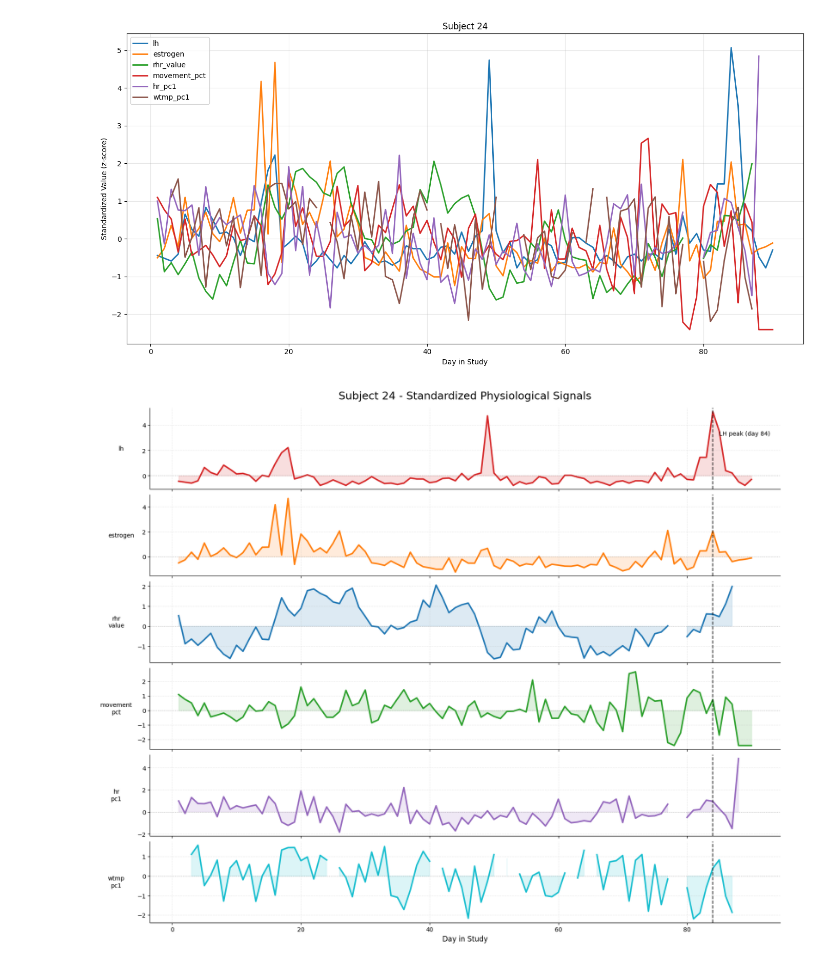
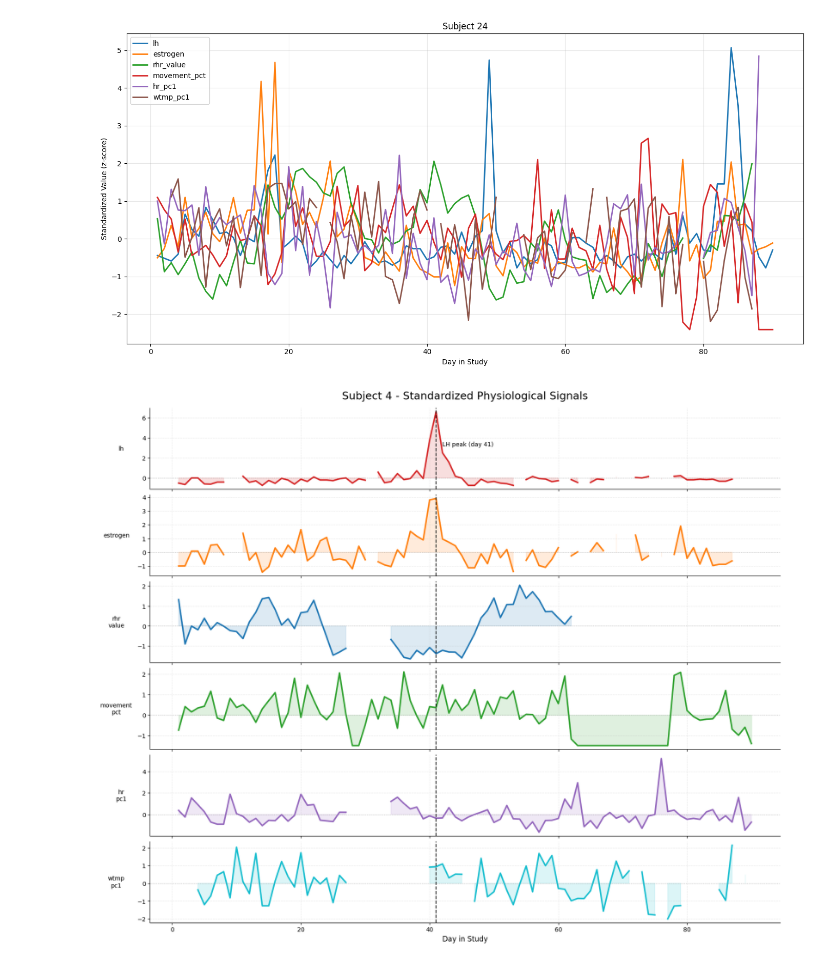
Before and after one commit to Daegas/DTW_mcphases, a Jupyter notebook: notebooks/ETL.ipynb, the cells around one changed output. Cells and saved outputs as stored; diff of their text form; code cells hidden in the pictures.

```diff
--- a/scripts/ETL_consolidated.ipynb
+++ b/notebooks/ETL.ipynb
@@ -74,18 +77,16 @@ Resultado: **3,698 filas × 10 columnas**, 42 sujetos únicos.
 ## 1. Setup y Carga de Datos
 # %%
 from pathlib import Path
-import pandas as pd
-import numpy as np
-import warnings
-warnings.filterwarnings('ignore')
+from dotenv import load_dotenv
+import os
 
-# Definir rutas
-data_path = Path("/Users/daragama/DBS/mcphases1.0.0")
-output_path = Path("/Users/daragama/Documents/ProyectosVarios/DTW_mcphases/data")
 
-# Crear carpeta de output si no existe
-output_path.mkdir(parents=True, exist_ok=True)
+load_dotenv()
 
-print(f"Data path: {data_path}")
-print(f"Output path: {output_path}")
+DATA_PATH = Path(os.getenv("DATA_PATH"))
+OUTPUT_PATH = Path(os.getenv("OUTPUT_PATH"))
+
+print(DATA_PATH)
+print(f"Data path: {DATA_PATH}")
+print(f"Output path: {OUTPUT_PATH}")
 # %% [output]
@@ -94,11 +96,16 @@ Output path: /Users/daragama/Documents/ProyectosVarios/DTW_mcphases/data
 # %%
+import pandas as pd
+import numpy as np
+import warnings
+warnings.filterwarnings('ignore')
+
 # Cargar CSVs
-df_exercise = pd.read_csv(data_path / "active_minutes.csv")
-df_rhr = pd.read_csv(data_path / "resting_heart_rate.csv")
-df_heart_rate = pd.read_csv(data_path / "heart_rate.csv")  # Para métricas dinámicas
-df_hormones = pd.read_csv(data_path / "hormones_and_selfreport.csv")
-df_wrist_temperature = pd.read_csv(data_path / "wrist_temperature.csv")
-df_computed_temperature = pd.read_csv(data_path / "computed_temperature.csv")
+df_exercise = pd.read_csv(DATA_PATH / "active_minutes.csv")
+df_rhr = pd.read_csv(DATA_PATH / "resting_heart_rate.csv")
+df_heart_rate = pd.read_csv(DATA_PATH / "heart_rate.csv")  # Para métricas dinámicas
+df_hormones = pd.read_csv(DATA_PATH / "hormones_and_selfreport.csv")
+df_wrist_temperature = pd.read_csv(DATA_PATH / "wrist_temperature.csv")
+df_computed_temperature = pd.read_csv(DATA_PATH / "computed_temperature.csv")
 
 print("Datos cargados:")
 print(f"  - Exercise: {df_exercise.shape}")
@@ -1011,7 +1018,7 @@ from scipy.stats import zscore
 # =========================
 # Seleccionar sujeto
 # =========================
-subject_id = 24
+subject_id = 4
 
 cols_to_plot = [
     "lh",
@@ -1121,31 +1128,32 @@ for ax, col in zip(axes, cols_to_plot):
         alpha=0.25,
         linestyle="--"
     )
 
     ax.spines["top"].set_visible(False)
     ax.spines["right"].set_visible(False)
 
     # ax.set_ylim(-4, 4)
 
 axes[0].set_title(
     f"Subject {subject_id} - Standardized Physiological Signals",
     fontsize=18,
     pad=15
 )
 
 if lh_peak_day is not None:
     axes[0].text(
         lh_peak_day + 1,
         3.2,
         f"LH peak (day {lh_peak_day})",
         fontsize=10
     )
 
 axes[-1].set_xlabel(
     "Day in Study",
     fontsize=12
 )
 
+plt.savefig(f"{OUTPUT_PATH}/subject_{subject_id}_physio_signals.png", dpi=300)
 plt.show()
 # %% [output]
-[figure, old version]
+[figure, new version]
```
Also changed, not shown: parts of 5 cells of this notebook, 5 other files.
